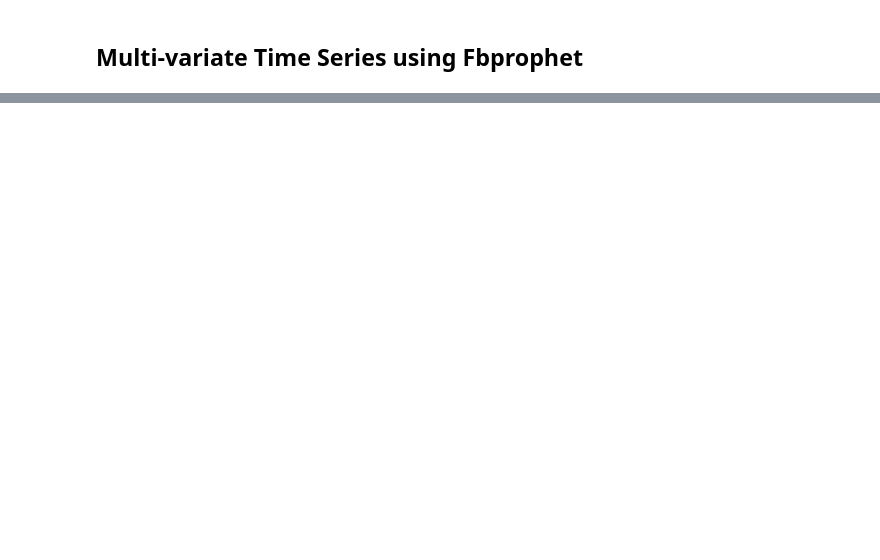
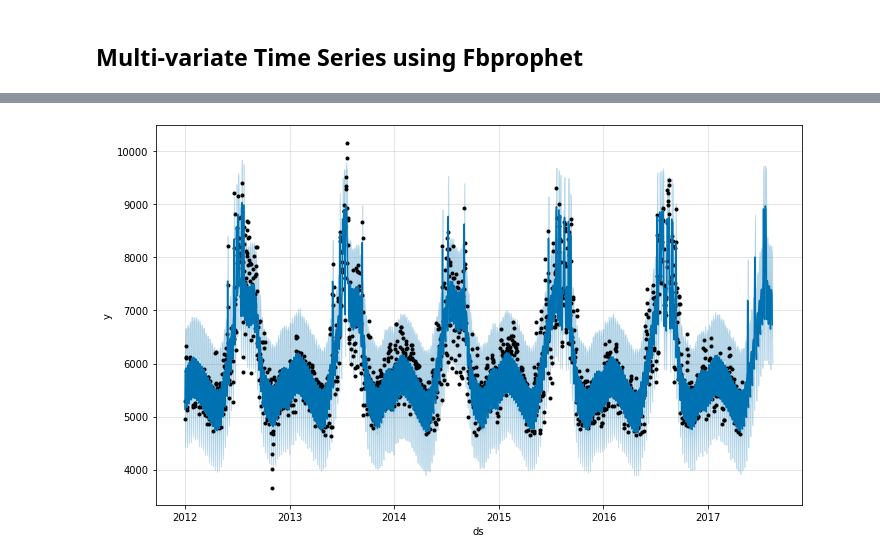
Before and after one commit to shelly2904/DATA_SCIENCE, a Jupyter notebook: Time Series/Time_Series_Algorithms.ipynb, the cells around one changed output, grey strips where cells are left out. Saved outputs shown, nothing was run; the diff lists cells and outputs as text; code cells hidden in the pictures; blank space fills up the shorter version.

```diff
--- a/Time Series/Time_Series_Algorithms.ipynb
+++ b/Time Series/Time_Series_Algorithms.ipynb
@@ -404,0 +442,2 @@ df_p
+# %%
+model_fbp_mv.fit(train)
@@ -404,0 +470,3 @@ df_p
+# %%
+future = model_fbp_mv.make_future_dataframe(periods=104)
+future.tail()
@@ -404,0 +480,3 @@ df_p
+# %%
+future['summer_temp'] = df_final['summer_temp']
+future['month_bins'] = df_final['month_bins']
@@ -404,0 +492,3 @@ df_p
+# %%
+forecast = model_fbp_mv.predict(future)
+forecast[['ds', 'yhat', 'yhat_lower', 'yhat_upper']].tail()
@@ -404,0 +502,4 @@ df_p
+# %%
+fig1 = model_fbp_mv.plot(forecast)
+# %% [output]
+[figure, added]
```
Also changed, not shown: parts of 30 cells of this notebook, 1 other file.
